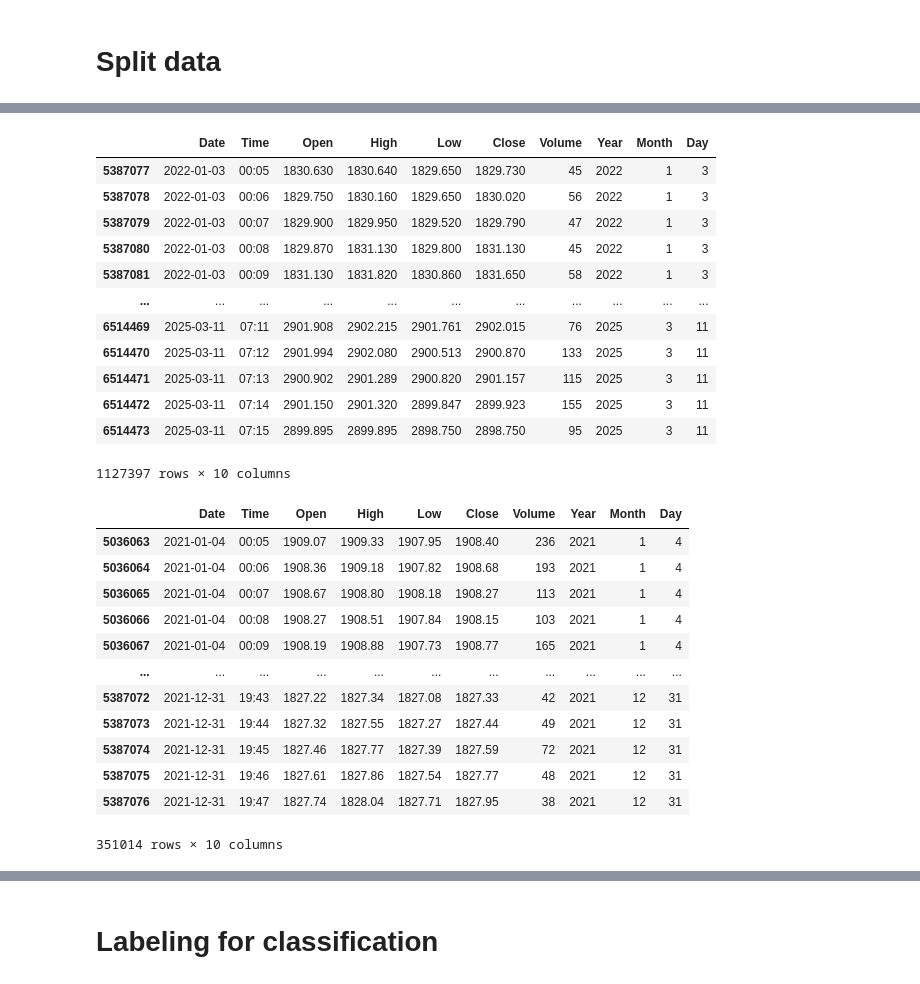
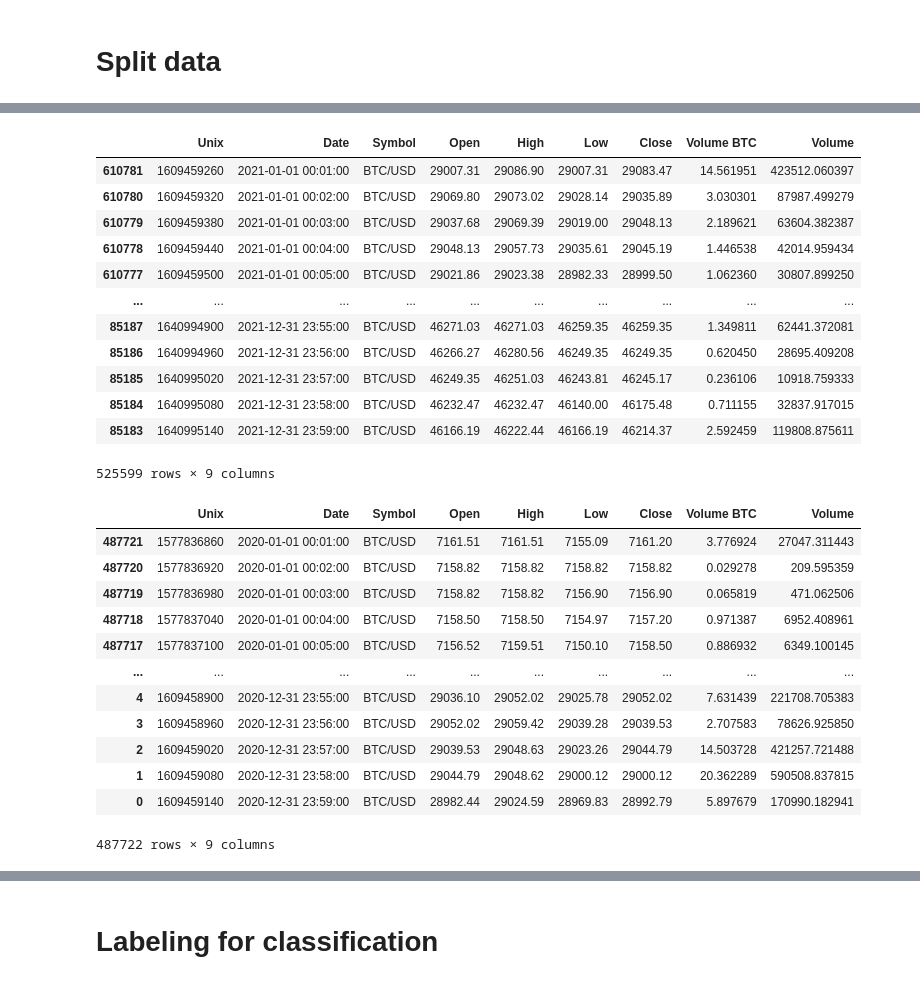
Before and after one commit to nguyenduchuyiu/xauusd-trading, a Jupyter notebook: labeling.ipynb, the cells around one changed output, grey strips where cells are left out. Drawn from its saved outputs; the diff is of its cells as text; code cells hidden in the pictures.

```diff
--- a/labeling.ipynb
+++ b/labeling.ipynb
@@ -7,5 +12,7 @@ import numpy as np
+# %%
+df = pd.concat([csv1, csv2, csv3, csv4])
 # %%
-df = pd.read_csv('data/XAUUSD.csv')
+# df = pd.read_csv('data/xauusd/kaggle/XAU_5m_data.csv', sep=';')
 # %%
 df
 # %% [output]
@@ -25,3 +32,5 @@ df
+# %%
+df.columns = ['Unix', 'Date', 'Symbol', 'Open', 'High', 'Low', 'Close', 'Volume BTC', 'Volume']
 # %%
 df.info()
 # %% [output]
@@ -42,6 +53,7 @@ memory usage: 347.9+ MB
 # %%
 df['Date'] = pd.to_datetime(df['Date'])
-df['Year'], df['Month'], df['Day'] = df['Date'].dt.year, df['Date'].dt.month, df['Date'].dt.day
+df = df.sort_values(['Date'], ascending=True)
+# df['Year'], df['Month'], df['Day'] = df['Date'].dt.year, df['Date'].dt.month, df['Date'].dt.day
 # %%
 df
 # %% [output]
@@ -61,35 +73,35 @@ df
 # %%
-test_df = df.loc[df['Year'].isin(range(2022, 2026))]
+test_df = df.loc[df['Date'].dt.year == 2021]
 test_df
 # %% [output]
-|  | Date | Time | Open | High | Low | Close | Volume | Year | Month | Day |
-| 5387077 | 2022-01-03 | 00:05 | 1830.630 | 1830.640 | 1829.650 | 1829.730 | 45 | 2022 | 1 | 3 |
-| 5387078 | 2022-01-03 | 00:06 | 1829.750 | 1830.160 | 1829.650 | 1830.020 | 56 | 2022 | 1 | 3 |
-| 5387079 | 2022-01-03 | 00:07 | 1829.900 | 1829.950 | 1829.520 | 1829.790 | 47 | 2022 | 1 | 3 |
-| 5387080 | 2022-01-03 | 00:08 | 1829.870 | 1831.130 | 1829.800 | 1831.130 | 45 | 2022 | 1 | 3 |
-| 5387081 | 2022-01-03 | 00:09 | 1831.130 | 1831.820 | 1830.860 | 1831.650 | 58 | 2022 | 1 | 3 |
-| ... | ... | ... | ... | ... | ... | ... | ... | ... | ... | ... |
-| 6514469 | 2025-03-11 | 07:11 | 2901.908 | 2902.215 | 2901.761 | 2902.015 | 76 | 2025 | 3 | 11 |
-| 6514470 | 2025-03-11 | 07:12 | 2901.994 | 2902.080 | 2900.513 | 2900.870 | 133 | 2025 | 3 | 11 |
-| 6514471 | 2025-03-11 | 07:13 | 2900.902 | 2901.289 | 2900.820 | 2901.157 | 115 | 2025 | 3 | 11 |
-| 6514472 | 2025-03-11 | 07:14 | 2901.150 | 2901.320 | 2899.847 | 2899.923 | 155 | 2025 | 3 | 11 |
-| 6514473 | 2025-03-11 | 07:15 | 2899.895 | 2899.895 | 2898.750 | 2898.750 | 95 | 2025 | 3 | 11 |
+|  | Unix | Date | Symbol | Open | High | Low | Close | Volume BTC | Volume |
+| 610781 | 1609459260 | 2021-01-01 00:01:00 | BTC/USD | 29007.31 | 29086.90 | 29007.31 | 29083.47 | 14.561951 | 423512.060397 |
+| 610780 | 1609459320 | 2021-01-01 00:02:00 | BTC/USD | 29069.80 | 29073.02 | 29028.14 | 29035.89 | 3.030301 | 87987.499279 |
+| 610779 | 1609459380 | 2021-01-01 00:03:00 | BTC/USD | 29037.68 | 29069.39 | 29019.00 | 29048.13 | 2.189621 | 63604.382387 |
+| 610778 | 1609459440 | 2021-01-01 00:04:00 | BTC/USD | 29048.13 | 29057.73 | 29035.61 | 29045.19 | 1.446538 | 42014.959434 |
+| 610777 | 1609459500 | 2021-01-01 00:05:00 | BTC/USD | 29021.86 | 29023.38 | 28982.33 | 28999.50 | 1.062360 | 30807.899250 |
+| ... | ... | ... | ... | ... | ... | ... | ... | ... | ... |
+| 85187 | 1640994900 | 2021-12-31 23:55:00 | BTC/USD | 46271.03 | 46271.03 | 46259.35 | 46259.35 | 1.349811 | 62441.372081 |
+| 85186 | 1640994960 | 2021-12-31 23:56:00 | BTC/USD | 46266.27 | 46280.56 | 46249.35 | 46249.35 | 0.620450 | 28695.409208 |
+| 85185 | 1640995020 | 2021-12-31 23:57:00 | BTC/USD | 46249.35 | 46251.03 | 46243.81 | 46245.17 | 0.236106 | 10918.759333 |
+| 85184 | 1640995080 | 2021-12-31 23:58:00 | BTC/USD | 46232.47 | 46232.47 | 46140.00 | 46175.48 | 0.711155 | 32837.917015 |
+| 85183 | 1640995140 | 2021-12-31 23:59:00 | BTC/USD | 46166.19 | 46222.44 | 46166.19 | 46214.37 | 2.592459 | 119808.875611 |
-1127397 rows × 10 columns
+525599 rows × 9 columns
 # %%
-dev_df = df.loc[df['Year'] == 2021]
+dev_df = df.loc[df['Date'].dt.year == 2020]
 dev_df
 # %% [output]
-|  | Date | Time | Open | High | Low | Close | Volume | Year | Month | Day |
-| 5036063 | 2021-01-04 | 00:05 | 1909.07 | 1909.33 | 1907.95 | 1908.40 | 236 | 2021 | 1 | 4 |
-| 5036064 | 2021-01-04 | 00:06 | 1908.36 | 1909.18 | 1907.82 | 1908.68 | 193 | 2021 | 1 | 4 |
-| 5036065 | 2021-01-04 | 00:07 | 1908.67 | 1908.80 | 1908.18 | 1908.27 | 113 | 2021 | 1 | 4 |
-| 5036066 | 2021-01-04 | 00:08 | 1908.27 | 1908.51 | 1907.84 | 1908.15 | 103 | 2021 | 1 | 4 |
-| 5036067 | 2021-01-04 | 00:09 | 1908.19 | 1908.88 | 1907.73 | 1908.77 | 165 | 2021 | 1 | 4 |
-| ... | ... | ... | ... | ... | ... | ... | ... | ... | ... | ... |
-| 5387072 | 2021-12-31 | 19:43 | 1827.22 | 1827.34 | 1827.08 | 1827.33 | 42 | 2021 | 12 | 31 |
-| 5387073 | 2021-12-31 | 19:44 | 1827.32 | 1827.55 | 1827.27 | 1827.44 | 49 | 2021 | 12 | 31 |
-| 5387074 | 2021-12-31 | 19:45 | 1827.46 | 1827.77 | 1827.39 | 1827.59 | 72 | 2021 | 12 | 31 |
-| 5387075 | 2021-12-31 | 19:46 | 1827.61 | 1827.86 | 1827.54 | 1827.77 | 48 | 2021 | 12 | 31 |
-| 5387076 | 2021-12-31 | 19:47 | 1827.74 | 1828.04 | 1827.71 | 1827.95 | 38 | 2021 | 12 | 31 |
+|  | Unix | Date | Symbol | Open | High | Low | Close | Volume BTC | Volume |
+| 487721 | 1577836860 | 2020-01-01 00:01:00 | BTC/USD | 7161.51 | 7161.51 | 7155.09 | 7161.20 | 3.776924 | 27047.311443 |
+| 487720 | 1577836920 | 2020-01-01 00:02:00 | BTC/USD | 7158.82 | 7158.82 | 7158.82 | 7158.82 | 0.029278 | 209.595359 |
+| 487719 | 1577836980 | 2020-01-01 00:03:00 | BTC/USD | 7158.82 | 7158.82 | 7156.90 | 7156.90 | 0.065819 | 471.062506 |
+| 487718 | 1577837040 | 2020-01-01 00:04:00 | BTC/USD | 7158.50 | 7158.50 | 7154.97 | 7157.20 | 0.971387 | 6952.408961 |
+| 487717 | 1577837100 | 2020-01-01 00:05:00 | BTC/USD | 7156.52 | 7159.51 | 7150.10 | 7158.50 | 0.886932 | 6349.100145 |
+| ... | ... | ... | ... | ... | ... | ... | ... | ... | ... |
+| 4 | 1609458900 | 2020-12-31 23:55:00 | BTC/USD | 29036.10 | 29052.02 | 29025.78 | 29052.02 | 7.631439 | 221708.705383 |
+| 3 | 1609458960 | 2020-12-31 23:56:00 | BTC/USD | 29052.02 | 29059.42 | 29039.28 | 29039.53 | 2.707583 | 78626.925850 |
+| 2 | 1609459020 | 2020-12-31 23:57:00 | BTC/USD | 29039.53 | 29048.63 | 29023.26 | 29044.79 | 14.503728 | 421257.721488 |
+| 1 | 1609459080 | 2020-12-31 23:58:00 | BTC/USD | 29044.79 | 29048.62 | 29000.12 | 29000.12 | 20.362289 | 590508.837815 |
+| 0 | 1609459140 | 2020-12-31 23:59:00 | BTC/USD | 28982.44 | 29024.59 | 28969.83 | 28992.79 | 5.897679 | 170990.182941 |
-351014 rows × 10 columns
+487722 rows × 9 columns
 # %%
```
Also changed, not shown: parts of 21 cells of this notebook, 4 other files.
